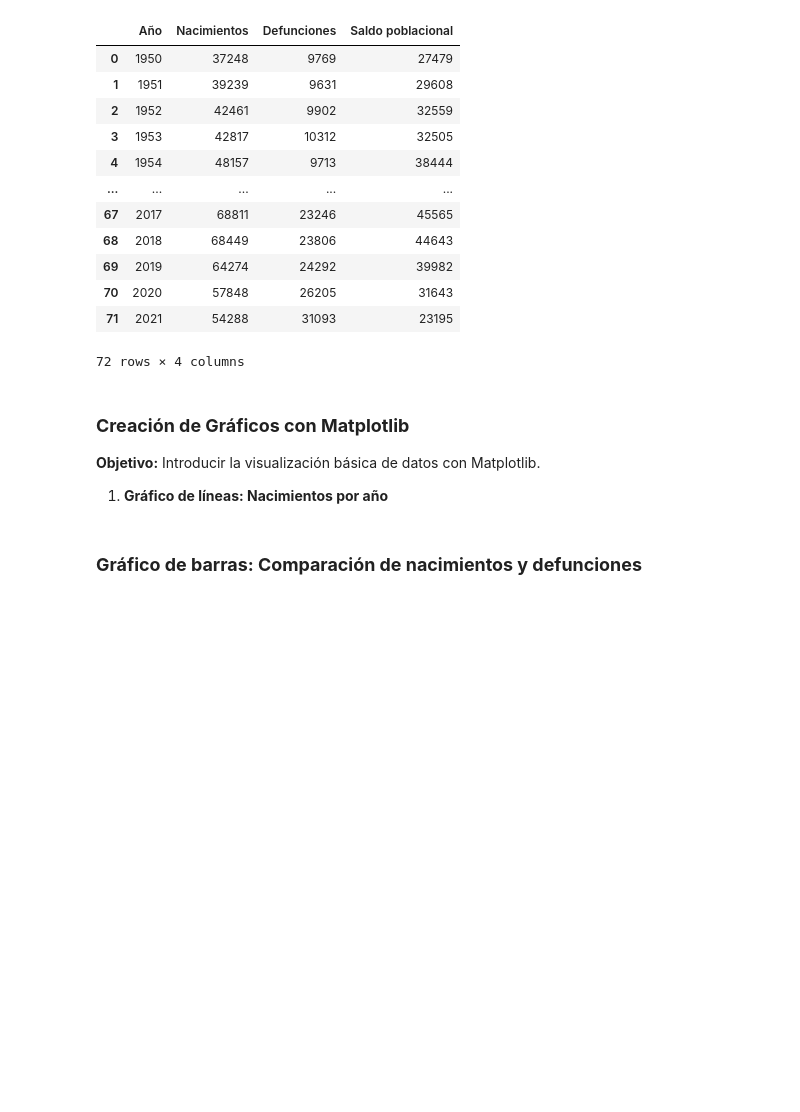
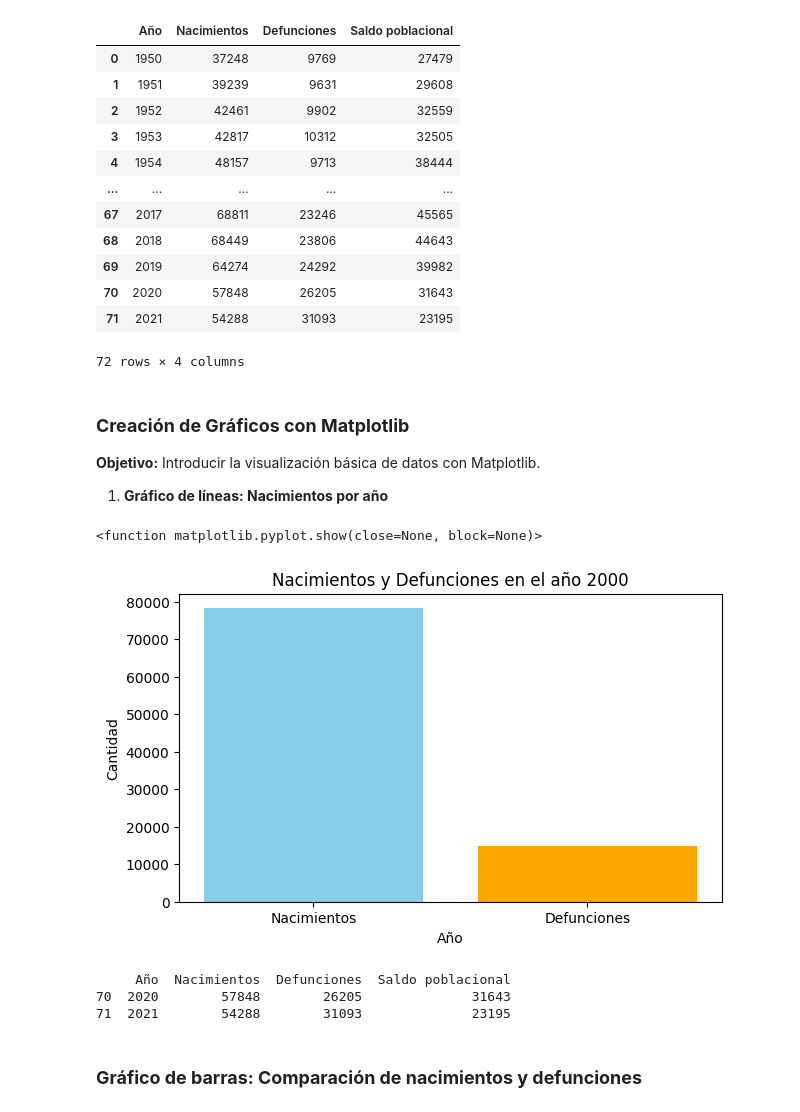
Before and after one commit to ksalazar0570/Programacion-Python-Basico-GRUPO-1---6181133432, a Jupyter notebook: Estudiantes/Karla Salazar/Clase 10/Tarea/Tarea Semana 12.ipynb, the cells around one changed output. Saved outputs shown, nothing was run; the diff lists cells and outputs as text; code cells hidden in the pictures; blank space fills up the shorter version.

```diff
--- a/Estudiantes/Karla Salazar/Clase 10/Tarea/Tarea Semana 12.ipynb
+++ b/Estudiantes/Karla Salazar/Clase 10/Tarea/Tarea Semana 12.ipynb
@@ -207,2 +207,34 @@ import matplotlib.pyplot as plt
+# %%
+import matplotlib.pyplot as plt
+
+plt.figure(figsize=(7,4))
+anio_filtrar = int(input('Ingrese el año a Graficar: '))
+
+
+
+df_rango_anios = df[df['Año'] == anio_filtrar ]
+
+#plt.bar(['Nacimientos','Defunciones'],df_rango_anios[['Nacimientos'].values[0],df_rango_anios[['Defunciones'].values[0]]])
+plt.bar(['Nacimientos','Defunciones'], [df_rango_anios['Nacimientos'].values[0],df_rango_anios['Defunciones'].values[0]],color=['skyblue','orange'])
+plt.title(f"Nacimientos y Defunciones en el año {df_rango_anios['Año'].values[0]}")
+plt.ylabel('Cantidad')
+
+plt.show
+# %% [output]
+<function matplotlib.pyplot.show(close=None, block=None)>
+[figure, added]
+# %%
+import matplotlib.pyplot as plt
+
+anio_inicial = int(input('Ingrese el año inicial: '))
+anio_final = int(input('Ingrese el año final: '))
+
+df_filtrado = df[(df['Año'] >= anio_inicial) & (df['Año'] <= anio_final)]
+
+print(df_filtrado)
+# %% [output]
+     Año  Nacimientos  Defunciones  Saldo poblacional
+70  2020        57848        26205              31643
+71  2021        54288        31093              23195
 # %% [markdown]
 ### **Gráfico de barras: Comparación de nacimientos y defunciones**
```
Also changed, not shown: parts of 11 cells of this notebook, 7 other files.
